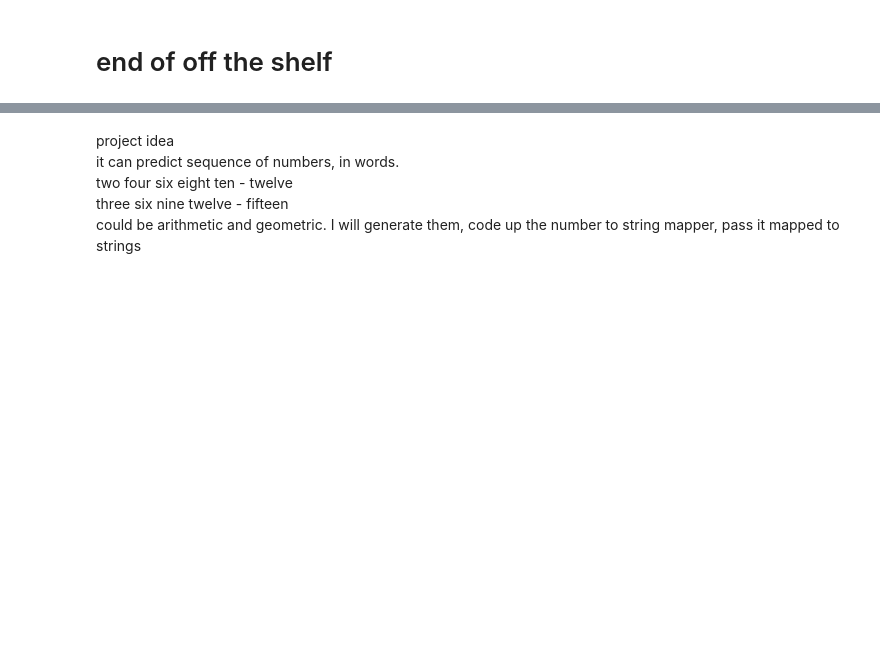
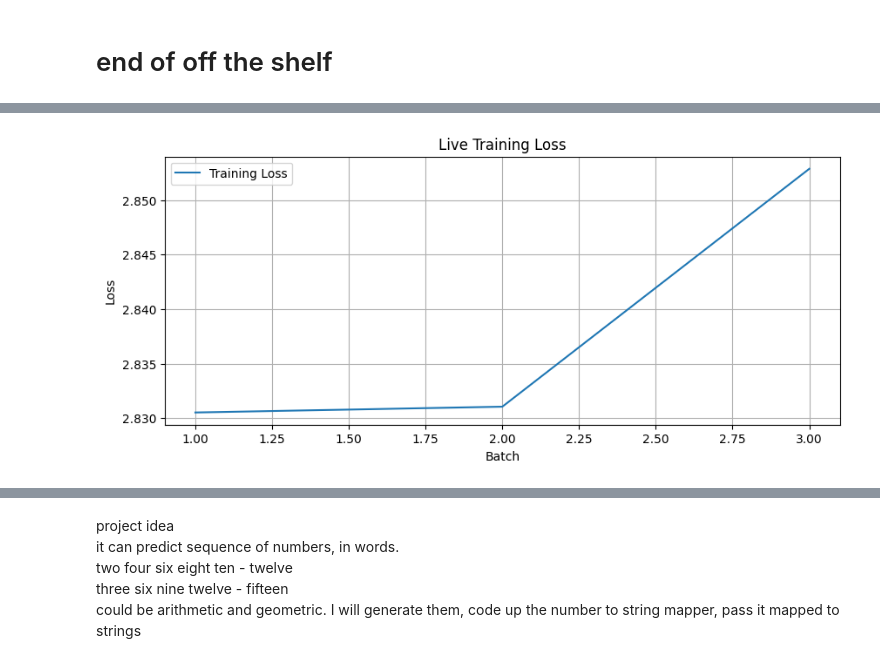
Before and after one commit to MichalMraz/ML_project, a Jupyter notebook: transformer.ipynb, the cells around one changed output, grey strips where cells are left out. Saved outputs shown, nothing was run; the diff lists cells and outputs as text; code cells hidden in the pictures; blank space fills up the shorter version.

```diff
--- a/transformer.ipynb
+++ b/transformer.ipynb
@@ -462,7 +461,7 @@ plt.grid()
 device = torch.device("cuda" if torch.cuda.is_available() else "cpu")
 transformer = transformer.to(device)
 # %%
-# scheduler = LambdaLR(optimizer, lr_lambda=lr_lambda)
+scheduler = LambdaLR(optimizer, lr_lambda=lr_lambda)
 # we don't use label smoothing yet. migh implement later
 # %%
 # for name, param in transformer.named_parameters():
@@ -522,3 +477,50 @@ torch.save(transformer.state_dict(), f"transformer_final_v{version}.pth")
 # %%
 kek
+# %%
+#plotting
+losses = []
+batch_indices = []
+plt.ion()
+
+#utility
+count = 0
+optimizer.zero_grad()
+n_epochs = 5
+
+for epoch in range(1, n_epochs+1):
+    print(f"Epoch {epoch}/{n_epochs}")
+    for batch_data, batch_labels in tqdm(dataloader):
+        count += 1
+        batch_data = batch_data.squeeze(1).to(device)  # Remove the extra dimension
+        batch_labels = batch_labels.squeeze(1).to(device)  # Remove the extra dimension
+
+        output = transformer(batch_data, batch_labels, causal_mask=True)
+
+        loss = cel(output.permute(0, 2, 1)[:, :, :-1], batch_labels[:, 1:]) / gradient_accumulation_steps
+        loss.backward()
+
+        if count % gradient_accumulation_steps == 0:
+            torch.nn.utils.clip_grad_norm_(transformer.parameters(), 1.0)
+            optimizer.step()
+            scheduler.step()
+            optimizer.zero_grad()
+
+        losses.append(loss.item())
+        batch_indices.append(count)
+        if (count % 100 == 0) or (count % dataloader.__len__() == 0):  # update the plot every 100 batches
+            clear_output(wait=True)
+            plt.figure(figsize=(10, 4))
+            plt.plot(batch_indices, losses, label='Training Loss')
+            plt.xlabel('Batch')
+            plt.ylabel('Loss')
+            plt.title('Live Training Loss')
+            plt.legend()
+            plt.grid(True)
+            if count % dataloader.__len__() == 0:
+                plt.savefig(f"training_loss_v_{version}_epoch_{epoch}.png")
+            plt.show()
+
+    torch.save(transformer.state_dict(), f"transformer_v{version}_epoch_{epoch}.pth")
+# %% [output]
+[figure, added]
 # %%
```
Also changed, not shown: parts of 25 cells of this notebook.
